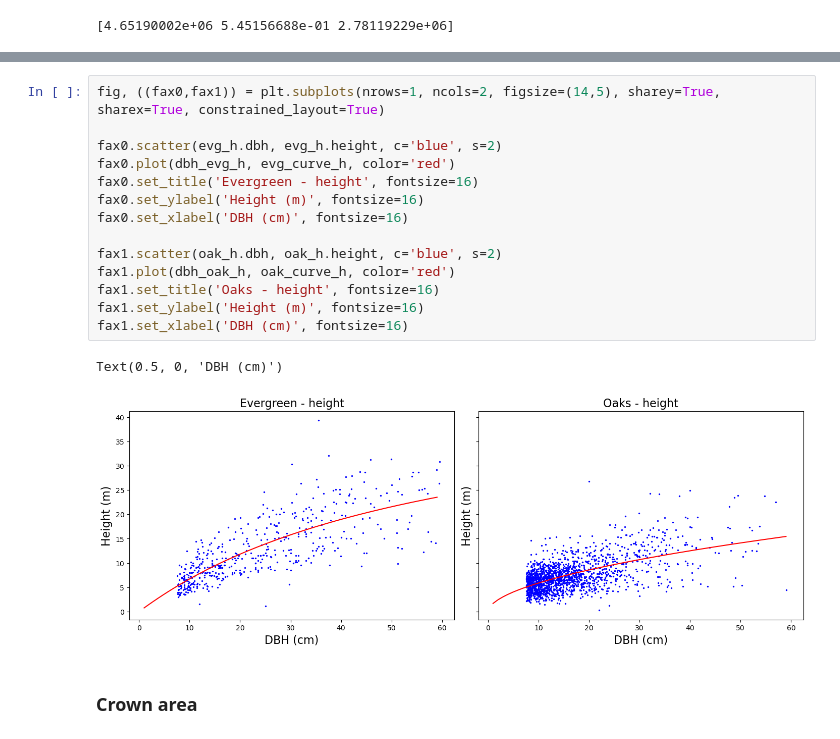
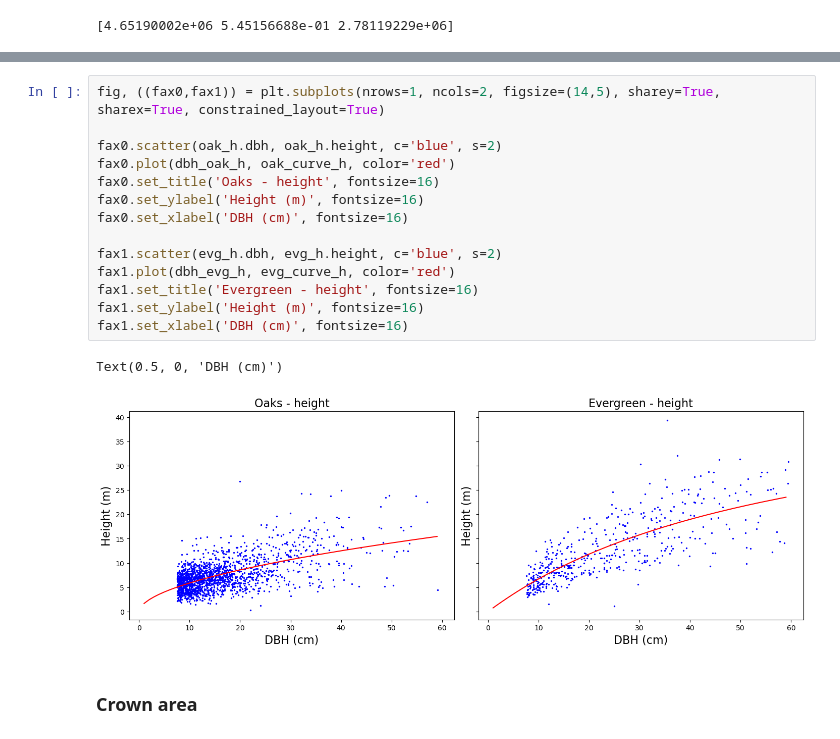
Before and after one commit to JessicaNeedham/FATES-plotting-scripts, a Jupyter notebook: FATES-MRV-IFM_allometry.ipynb, the cells around one changed output, grey strips where cells are left out. Saved outputs shown, nothing was run; the diff lists cells and outputs as text.

```diff
--- a/FATES-MRV-IFM_allometry.ipynb
+++ b/FATES-MRV-IFM_allometry.ipynb
@@ -114,19 +114,19 @@ print(height_ps_oak)
 # %%
 fig, ((fax0,fax1)) = plt.subplots(nrows=1, ncols=2, figsize=(14,5), sharey=True, sharex=True, constrained_layout=True)
 
-fax0.scatter(evg_h.dbh, evg_h.height, c='blue', s=2)
-fax0.plot(dbh_evg_h, evg_curve_h, color='red')
-fax0.set_title('Evergreen - height', fontsize=16)
+fax0.scatter(oak_h.dbh, oak_h.height, c='blue', s=2)
+fax0.plot(dbh_oak_h, oak_curve_h, color='red')
+fax0.set_title('Oaks - height', fontsize=16)
 fax0.set_ylabel('Height (m)', fontsize=16)
 fax0.set_xlabel('DBH (cm)', fontsize=16)
 
-fax1.scatter(oak_h.dbh, oak_h.height, c='blue', s=2)
-fax1.plot(dbh_oak_h, oak_curve_h, color='red')
-fax1.set_title('Oaks - height', fontsize=16)
+fax1.scatter(evg_h.dbh, evg_h.height, c='blue', s=2)
+fax1.plot(dbh_evg_h, evg_curve_h, color='red')
+fax1.set_title('Evergreen - height', fontsize=16)
 fax1.set_ylabel('Height (m)', fontsize=16)
 fax1.set_xlabel('DBH (cm)', fontsize=16)
 # %% [output]
 Text(0.5, 0, 'DBH (cm)')
-[figure, old version]
+[figure, new version]
 # %% [markdown]
 ### Crown area
```
Also changed, not shown: parts of 10 cells of this notebook.
